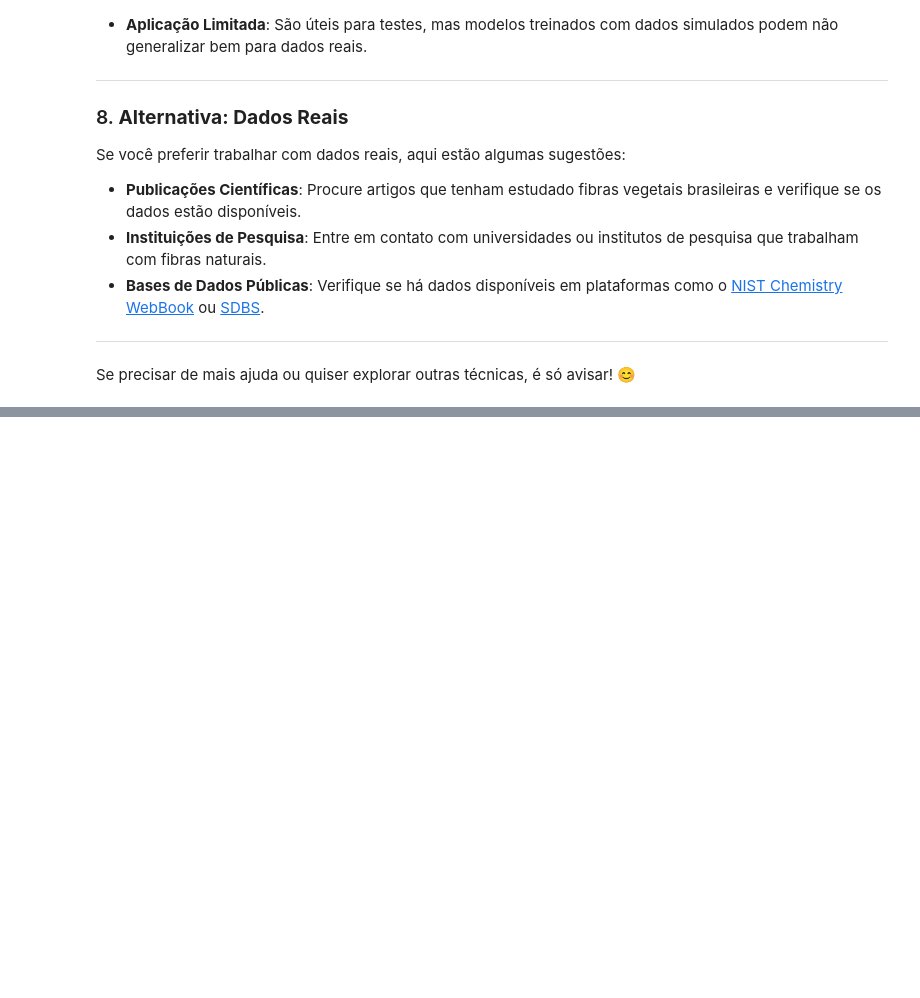
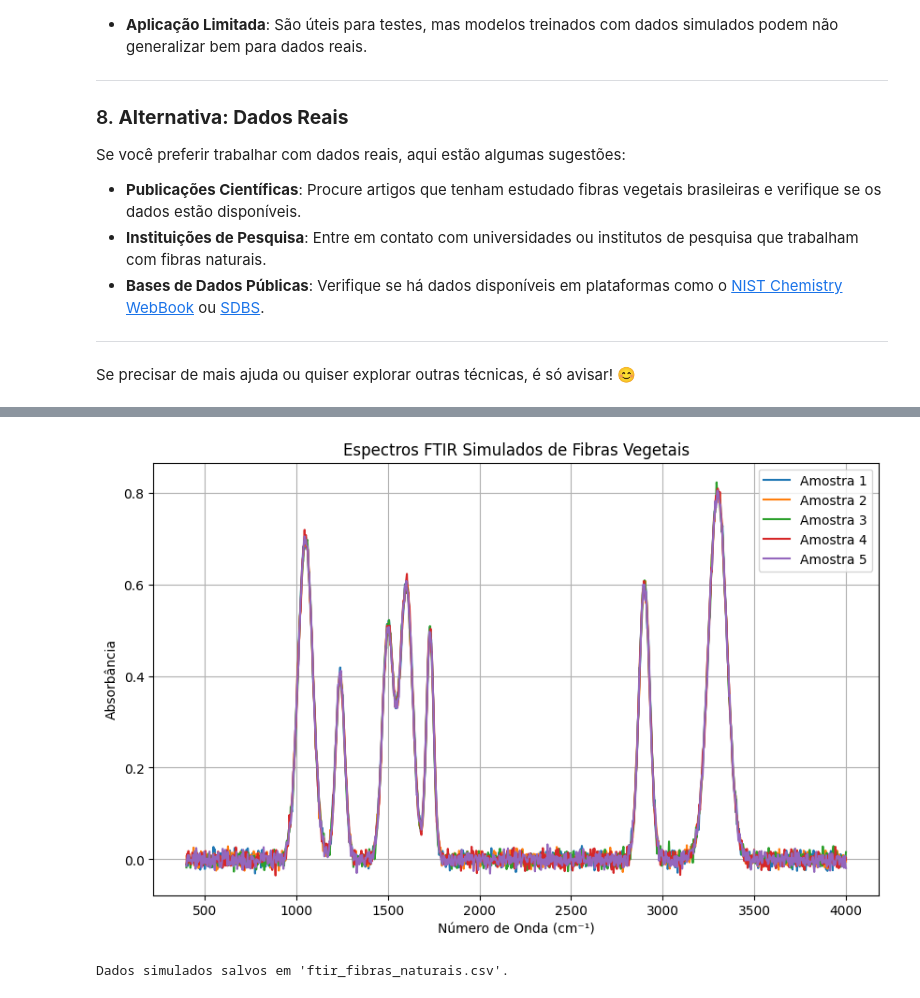
Before and after one commit to juliosdutra/ModelagemPPEQ1019, a Jupyter notebook: FTIR_simulado.ipynb, the cells around one changed output, grey strips where cells are left out. Cells and saved outputs as stored; diff of their text form; code cells hidden in the pictures; blank space fills up the shorter version.

```diff
--- a/FTIR_simulado.ipynb
+++ b/FTIR_simulado.ipynb
@@ -216,0 +233,75 @@ df
+# %%
+import numpy as np
+import pandas as pd
+import matplotlib.pyplot as plt
+
+# Configurações
+num_amostras = 100  # Número de amostras
+num_pontos = 1000   # Número de pontos no eixo x (número de onda)
+wave_numbers = np.linspace(400, 4000, num_pontos)  # Faixa de números de onda (400-4000 cm⁻¹)
+
+# Função para criar um pico Gaussiano
+def gaussian_peak(x, center, height, width):
+    return height * np.exp(-((x - center) ** 2) / (2 * width ** 2))
+
+# Gerar espectros sintéticos
+spectra = np.zeros((num_amostras, num_pontos))
+
+# Picos característicos das fibras vegetais
+picos_celulose = [(3300, 0.8, 50), (2900, 0.6, 30), (1050, 0.7, 40)]
+picos_hemicelulose = [(1730, 0.5, 20), (1240, 0.4, 25)]
+picos_lignina = [(1600, 0.6, 35), (1500, 0.5, 30)]
+
+# Variáveis para armazenar as intensidades dos picos
+intensidade_celulose = np.zeros(num_amostras)
+intensidade_hemicelulose = np.zeros(num_amostras)
+intensidade_lignina = np.zeros(num_amostras)
+
+for i in range(num_amostras):
+    # Adicionar picos de celulose
+    for center, height, width in picos_celulose:
+        spectra[i] += gaussian_peak(wave_numbers, center, height, width)
+        intensidade_celulose[i] += height  # Soma das intensidades dos picos de celulose
+
+    # Adicionar picos de hemicelulose
+    for center, height, width in picos_hemicelulose:
+        spectra[i] += gaussian_peak(wave_numbers, center, height, width)
+        intensidade_hemicelulose[i] += height  # Soma das intensidades dos picos de hemicelulose
+
+    # Adicionar picos de lignina
+    for center, height, width in picos_lignina:
+        spectra[i] += gaussian_peak(wave_numbers, center, height, width)
+        intensidade_lignina[i] += height  # Soma das intensidades dos picos de lignina
+
+    # Adicionar ruído
+    noise = np.random.normal(0, 0.01, num_pontos)  # Ruído aleatório
+    spectra[i] += noise
+
+# Gerar propriedades termomecânicas sintéticas com base nas intensidades dos picos
+resistencia_tracao = 50 + intensidade_celulose * 1000  # Resistência à tração (MPa)
+modulo_elasticidade = 1 + intensidade_lignina * 50     # Módulo de elasticidade (GPa)
+condutividade_termica = 0.1 + intensidade_hemicelulose * 0.4  # Condutividade térmica (W/m·K)
+
+# Plotar alguns espectros
+plt.figure(figsize=(10, 6))
+for i in range(5):  # Plotar as primeiras 5 amostras
+    plt.plot(wave_numbers, spectra[i], label=f"Amostra {i+1}")
+plt.title("Espectros FTIR Simulados de Fibras Vegetais")
+plt.xlabel("Número de Onda (cm⁻¹)")
+plt.ylabel("Absorbância")
+plt.legend()
+plt.grid()
+plt.show()
+
+# Criar DataFrame
+df = pd.DataFrame(spectra, columns=[f"wave_{int(w)}" for w in wave_numbers])
+df["resistencia_tracao"] = resistencia_tracao
+df["modulo_elasticidade"] = modulo_elasticidade
+df["condutividade_termica"] = condutividade_termica
+
+# Salvar em CSV
+df.to_csv("ftir_fibras_naturais.csv", index=False)
+print("Dados simulados salvos em 'ftir_fibras_naturais.csv'.")
+# %% [output]
+[figure, added]
+Dados simulados salvos em 'ftir_fibras_naturais.csv'.
```
Also changed, not shown: parts of 8 cells of this notebook.
